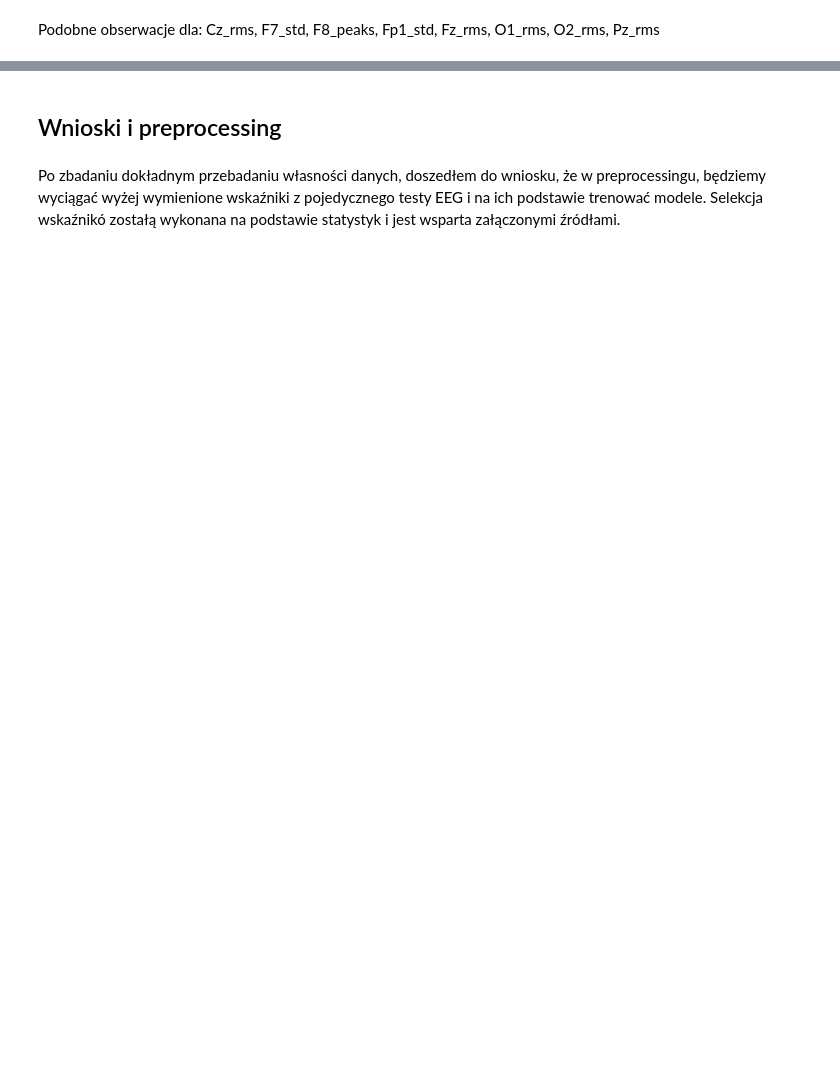
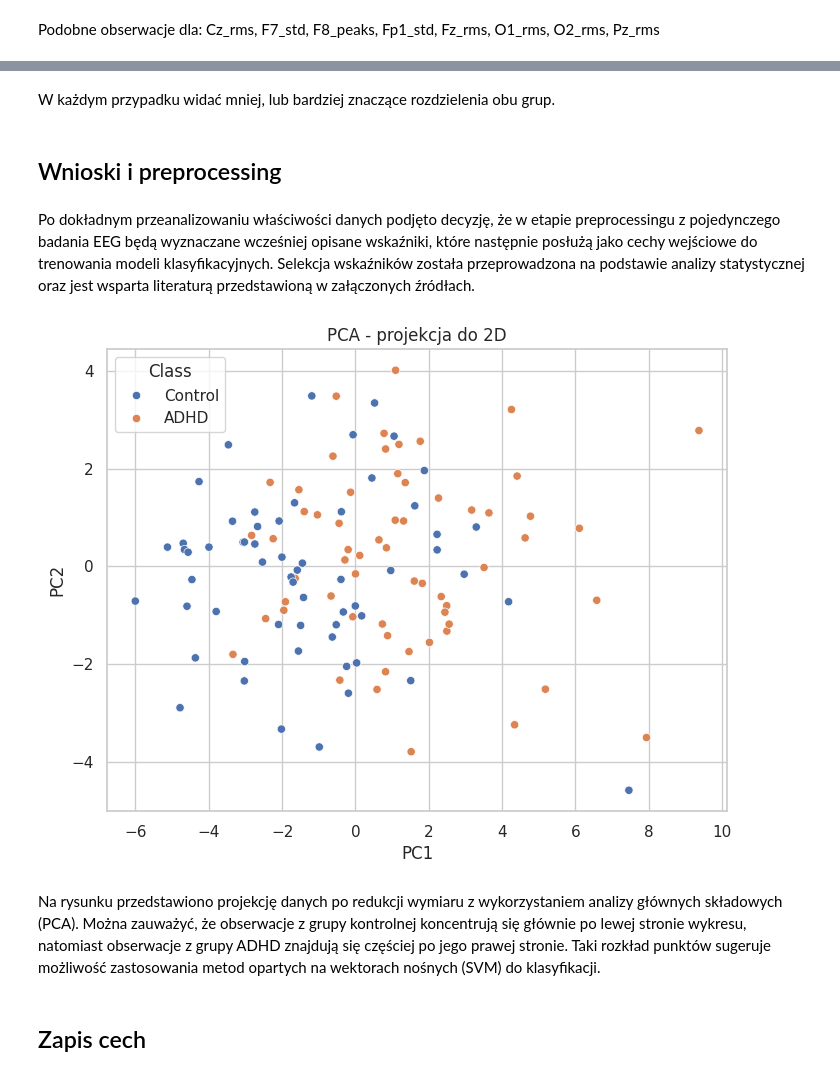
Before and after one commit to NoMoreCookies/NeuronZadanie, a Jupyter notebook: EDA.ipynb, the cells around one changed output, grey strips where cells are left out. Drawn from its saved outputs; the diff is of its cells as text; code cells hidden in the pictures; blank space fills up the shorter version.

```diff
--- a/EDA.ipynb
+++ b/EDA.ipynb
@@ -104,6 +120,11 @@ Stosujemy tutaj dwa filtry
 # %%
+# ZASTOSOWANIE FILTRÓW
+
+# USUWAMY TE KTÓRYCH WARIANCJA JEST MNIEJSZA OD 20-TEGO PERCENTYLA
 df = EDAhelp.filtr_1(df, channels, low_var_q=0.20)
-df = EDAhelp.filtr_2(df, channels=None, high_corr=0.7, std_thresh=0.2, top_k=20)
+
+# TE KTÓRYCH KORELACJA JEST WIĘKSZA OD 0.7 ORAZ STD TEJ KORELACJI JEST MNIEJSZE OD 0.2
+df = EDAhelp.filtr_2(df, channels=None, high_corr=0.7, std_thresh=0.2)
 # %% [markdown]
 Kanały pozostałe po zastosowaniu filtrów
 # %%
@@ -134,7 +157,9 @@ Ekstrakcja dodatkowych cech
 * Entropia spektralna
     -   Entropia spektralna mierzy stopień rozproszenia mocy sygnału w dziedzinie częstotliwości; niskie wartości wskazują na koncentrację energii w niewielu częstotliwościach, a wysokie na bardziej równomierny i złożony rozkład widma.
 # %%
-features_df = EDAhelp.build_features(df, channels, fs)
+# EXTRAKCJA DODATKOWYCH CECH
+
+features_df = EDAhelp.build_features(df, fs)
 print(features_df.shape)
 display(features_df.head())
 # %% [output]
@@ -293,5 +279,37 @@ sns.pairplot(df[cols], hue="Class")
+# %% [markdown]
+W każdym przypadku widać mniej, lub bardziej znaczące rozdzielenia obu grup.
 # %% [markdown]
 ## Wnioski i preprocessing
 # %% [markdown]
-Po zbadaniu dokładnym przebadaniu własności danych, doszedłem do wniosku, że w preprocessingu, będziemy wyciągać wyżej wymienione wskaźniki z pojedycznego testy EEG i na ich podstawie trenować modele.
-Selekcja wskaźnikó zostałą wykonana na podstawie statystyk i jest wsparta załączonymi źródłami.
+Po dokładnym przeanalizowaniu właściwości danych podjęto decyzję, że w etapie preprocessingu z pojedynczego badania EEG będą wyznaczane wcześniej opisane wskaźniki, które następnie posłużą jako cechy wejściowe do trenowania modeli klasyfikacyjnych. Selekcja wskaźników została przeprowadzona na podstawie analizy statystycznej oraz jest wsparta literaturą przedstawioną w załączonych źródłach.
+# %%
+X = features_df_corr_filtered.drop(columns=["ID", "Class"])
+y = features_df_corr_filtered["Class"]
+
+# TEORETYCZNIE NIE MA BRAKUJĄCYCH  WARTOŚCI, WIĘC strategy nie jest potrzebne
+pipe = Pipeline([
+    ("imputer", SimpleImputer(strategy="median")),
+    ("scaler", StandardScaler()),
+    ("pca", PCA(n_components=2))
+])
+
+X_2d = pipe.fit_transform(X)
+
+plot_df = pd.DataFrame({
+    "PC1": X_2d[:, 0],
+    "PC2": X_2d[:, 1],
+    "Class": y.values
+})
+# %%
+
+
+plt.figure(figsize=(8, 6))
+sns.scatterplot(data=plot_df, x="PC1", y="PC2", hue="Class")
+plt.title("PCA - projekcja do 2D")
+plt.show()
+# %% [output]
+[figure, added]
+# %% [markdown]
+Na rysunku przedstawiono projekcję danych po redukcji wymiaru z wykorzystaniem analizy głównych składowych (PCA). Można zauważyć, że obserwacje z grupy kontrolnej koncentrują się głównie po lewej stronie wykresu, natomiast obserwacje z grupy ADHD znajdują się częściej po jego prawej stronie. Taki rozkład punktów sugeruje możliwość zastosowania metod opartych na wektorach nośnych (SVM) do klasyfikacji.
+# %% [markdown]
+## Zapis cech
```
Also changed, not shown: parts of 36 cells of this notebook, 3 other files.
